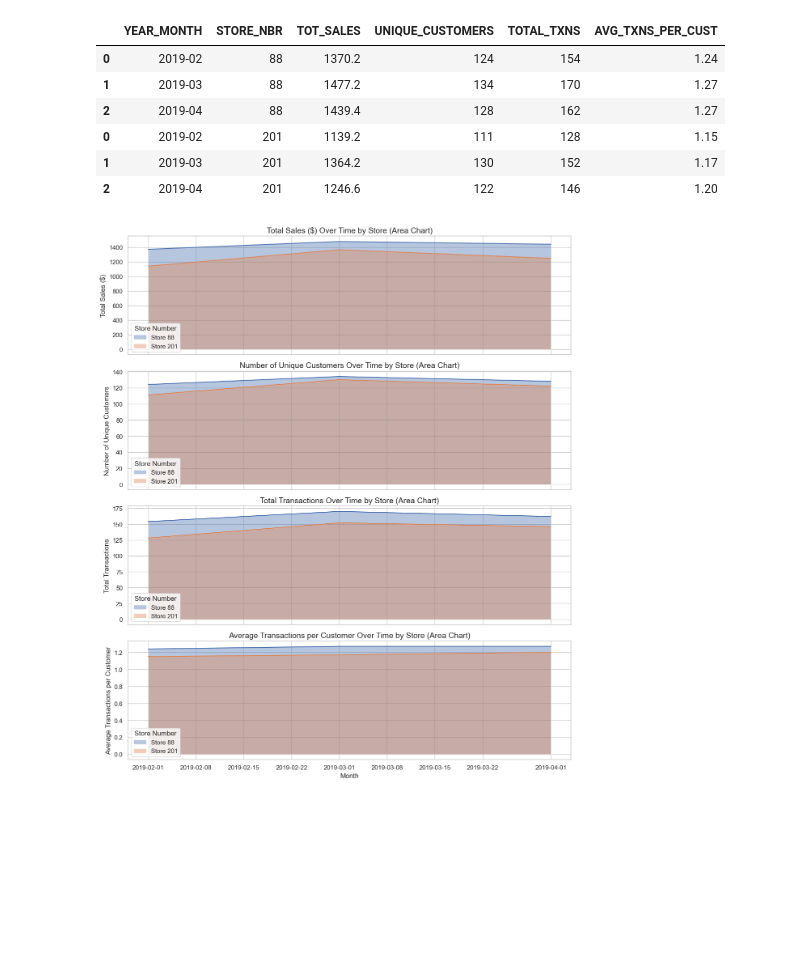
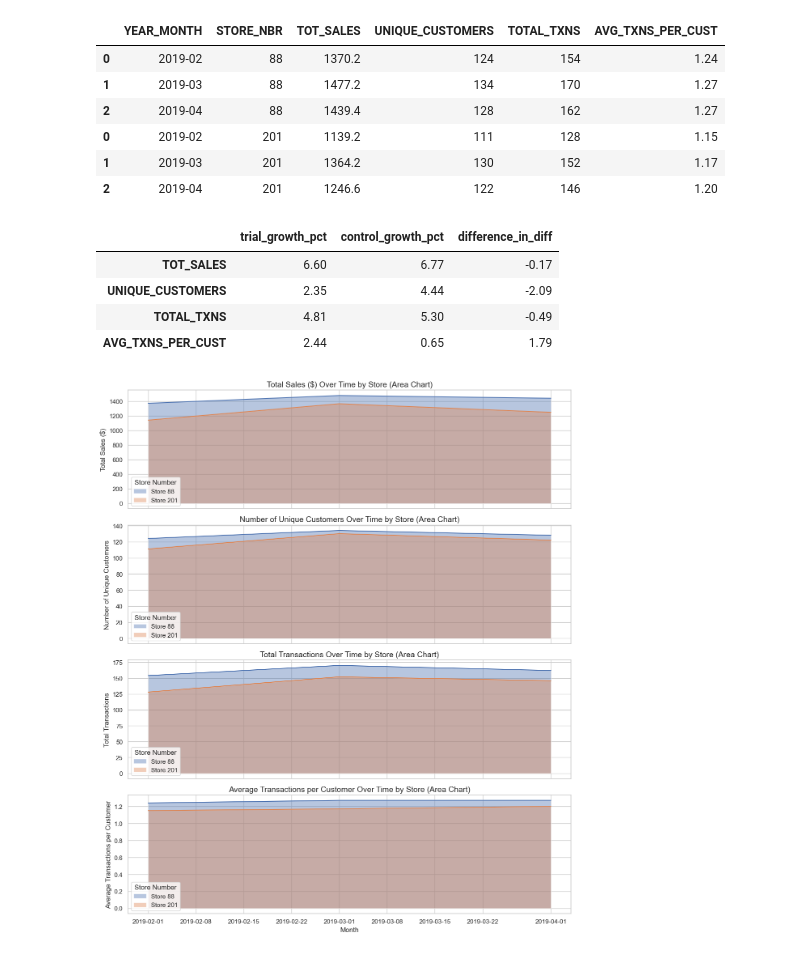
Before and after one commit to schao021/Quantium-Data-Analytics, a Jupyter notebook: Task_2.ipynb, the cells around one changed output. Drawn from its saved outputs; the diff is of its cells as text; code cells hidden in the pictures; blank space fills up the shorter version.

```diff
--- a/Task_2.ipynb
+++ b/Task_2.ipynb
@@ -449,6 +501,15 @@ store_88_201
 | 0 | 2019-02 | 201 | 1139.2 | 111 | 128 | 1.15 |
 | 1 | 2019-03 | 201 | 1364.2 | 130 | 152 | 1.17 |
 | 2 | 2019-04 | 201 | 1246.6 | 122 | 146 | 1.20 |
+# %%
+results_88 =  calculate_pre_post_growth(88 , 201, full_df, '2019-02')
+results_88
+# %% [output]
+|  | trial_growth_pct | control_growth_pct | difference_in_diff |
+| TOT_SALES | 6.60 | 6.77 | -0.17 |
+| UNIQUE_CUSTOMERS | 2.35 | 4.44 | -2.09 |
+| TOTAL_TXNS | 4.81 | 5.30 | -0.49 |
+| AVG_TXNS_PER_CUST | 2.44 | 0.65 | 1.79 |
 # %%
 store_88_201['YEAR_MONTH'] = pd.to_datetime(store_88_201['YEAR_MONTH'])
 
```
Also changed, not shown: parts of 12 cells of this notebook.
